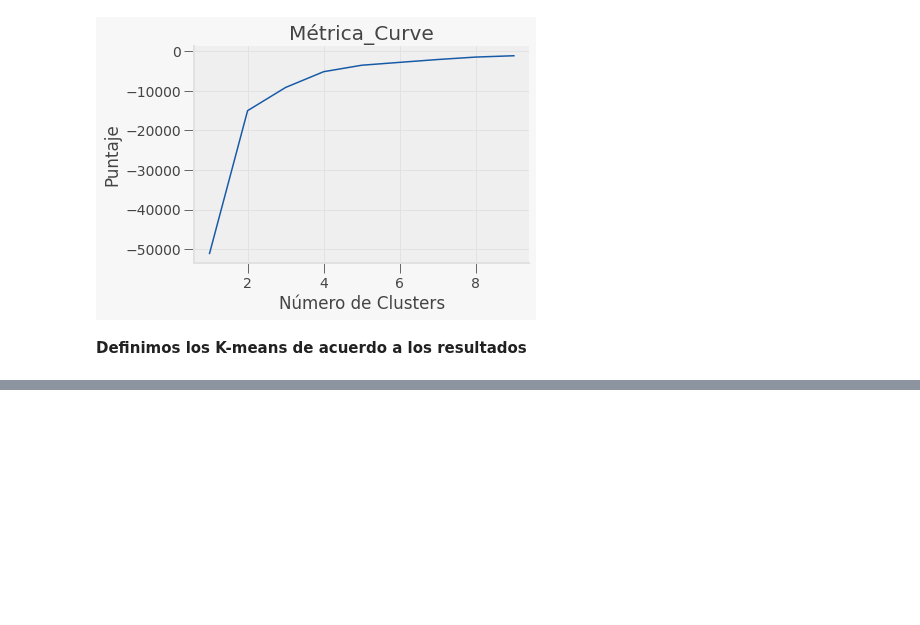
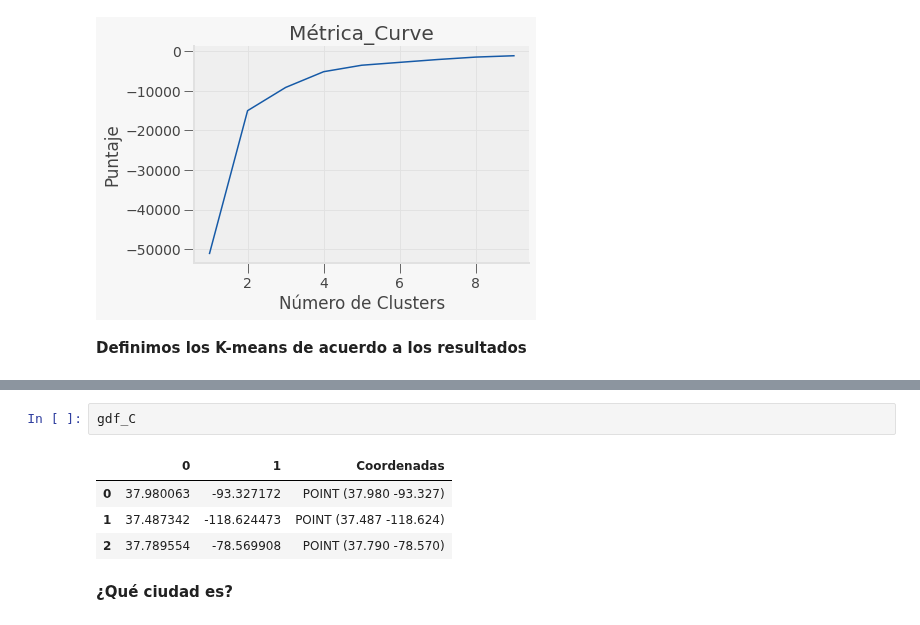
Before and after one commit to PosgradoMNA/actividades-de-aprendizaje-A01793918_HelmyMoreno, a Jupyter notebook: TecMty_kmeans_target_v01793918.ipynb, the cells around one changed output, grey strips where cells are left out. Saved outputs shown, nothing was run; the diff lists cells and outputs as text; blank space fills up the shorter version.

```diff
--- a/TecMty_kmeans_target_v01793918.ipynb
+++ b/TecMty_kmeans_target_v01793918.ipynb
@@ -303,0 +319,9 @@ plt.show()
+# %%
+gdf_C
+# %% [output]
+|  | 0 | 1 | Coordenadas |
+| 0 | 37.980063 | -93.327172 | POINT (37.980 -93.327) |
+| 1 | 37.487342 | -118.624473 | POINT (37.487 -118.624) |
+| 2 | 37.789554 | -78.569908 | POINT (37.790 -78.570) |
+# %% [markdown]
+**¿Qué ciudad es?**
```
Also changed, not shown: parts of 10 cells of this notebook.
